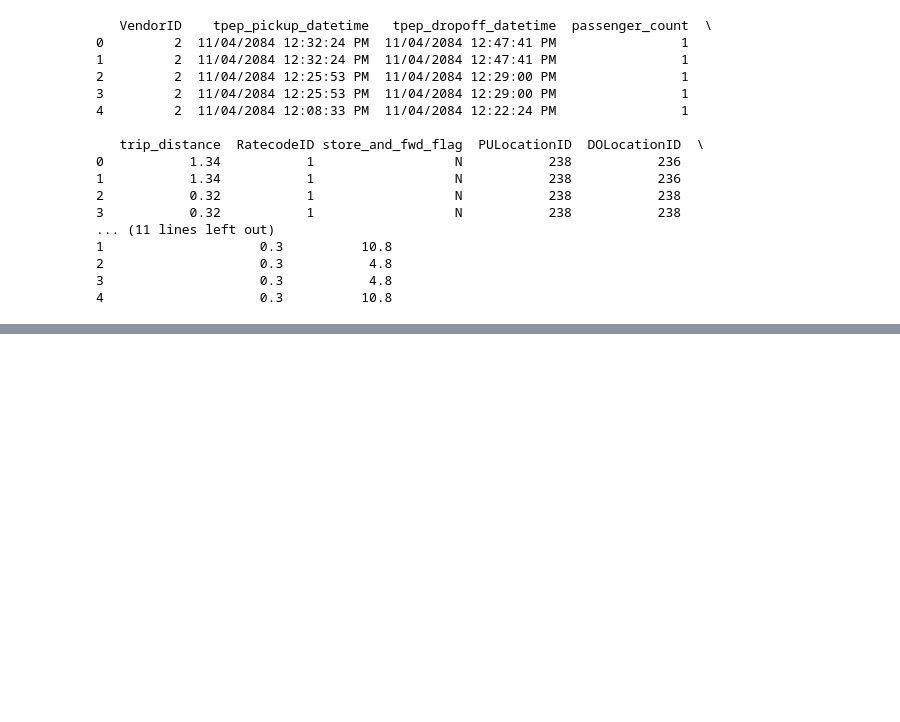
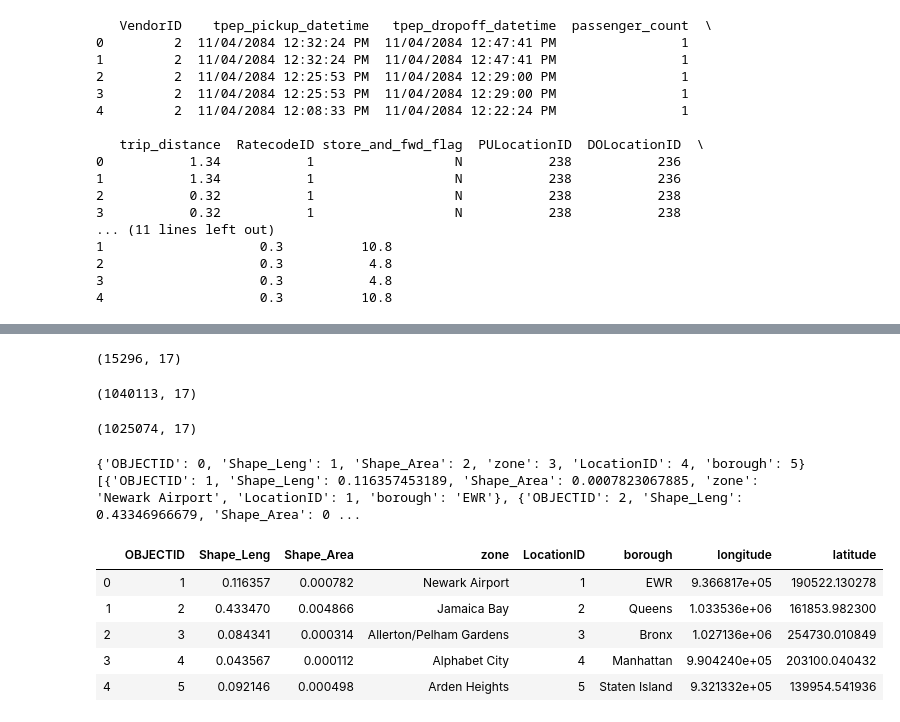
Before and after one commit to maliakber/algorithm-data-model-csc-501, a Jupyter notebook: source/assignment-2/assignment-2-jupnote.ipynb, the cells around one changed output, grey strips where cells are left out. Drawn from its saved outputs; the diff is of its cells as text; code cells hidden in the pictures; blank space fills up the shorter version.

```diff
--- a/source/assignment-2/assignment-2-jupnote.ipynb
+++ b/source/assignment-2/assignment-2-jupnote.ipynb
@@ -24,0 +66,50 @@ print(taxiSample.head())
+# %%
+pass_count = taxiSample[taxiSample.passenger_count <= 0]
+print(pass_count.shape)
+# %% [output]
+(15296, 17)
+# %%
+taxiSample = taxiSample[taxiSample.trip_distance > 0]
+print(taxiSample.shape)
+# %% [output]
+(1040113, 17)
+# %%
+taxiSample = taxiSample[taxiSample.passenger_count > 0]
+print(taxiSample.shape)
+# %% [output]
+(1025074, 17)
+# %%
+taxiZones = shapefile.Reader("data/taxi_zones/taxi_zones.shp")
+fields_name = [field[0] for field in taxiZones.fields[1:]]
+shp_dic = dict(zip(fields_name, list(range(len(fields_name)))))
+print(shp_dic)
+
+attributes = taxiZones.records()
+shp_attr = [dict(zip(fields_name, attr)) for attr in attributes]
+print(shp_attr[:5])
+# %% [output]
+{'OBJECTID': 0, 'Shape_Leng': 1, 'Shape_Area': 2, 'zone': 3, 'LocationID': 4, 'borough': 5}
+[{'OBJECTID': 1, 'Shape_Leng': 0.116357453189, 'Shape_Area': 0.0007823067885, 'zone': 'Newark Airport', 'LocationID': 1, 'borough': 'EWR'}, {'OBJECTID': 2, 'Shape_Leng': 0.43346966679, 'Shape_Area': 0 ...
+# %%
+def get_lat_lon(taxiZones):
+    content = []
+    for sr in taxiZones.shapeRecords():
+        shape = sr.shape
+        rec = sr.record
+        loc_id = rec[shp_dic['LocationID']]
+
+        x = (shape.bbox[0]+shape.bbox[2])/2
+        y = (shape.bbox[1]+shape.bbox[3])/2
+
+        content.append((loc_id, x, y))
+    return pd.DataFrame(content, columns=["LocationID", "longitude", "latitude"])
+# %%
+df_loc = pd.DataFrame(shp_attr).join(get_lat_lon(taxiZones).set_index("LocationID"), on="LocationID")
+df_loc.head()
+# %% [output]
+|  | OBJECTID | Shape_Leng | Shape_Area | zone | LocationID | borough | longitude | latitude |
+| 0 | 1 | 0.116357 | 0.000782 | Newark Airport | 1 | EWR | 9.366817e+05 | 190522.130278 |
+| 1 | 2 | 0.433470 | 0.004866 | Jamaica Bay | 2 | Queens | 1.033536e+06 | 161853.982300 |
+| 2 | 3 | 0.084341 | 0.000314 | Allerton/Pelham Gardens | 3 | Bronx | 1.027136e+06 | 254730.010849 |
+| 3 | 4 | 0.043567 | 0.000112 | Alphabet City | 4 | Manhattan | 9.904240e+05 | 203100.040432 |
+| 4 | 5 | 0.092146 | 0.000498 | Arden Heights | 5 | Staten Island | 9.321332e+05 | 139954.541936 |
```
Also changed, not shown: parts of 11 cells of this notebook, 1 other file.
